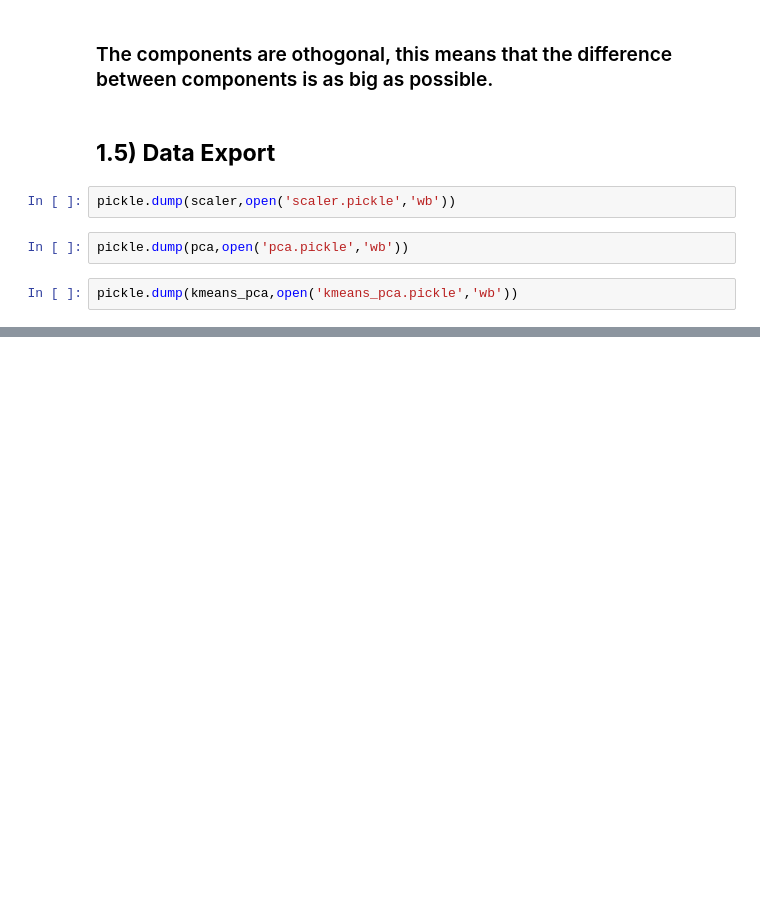
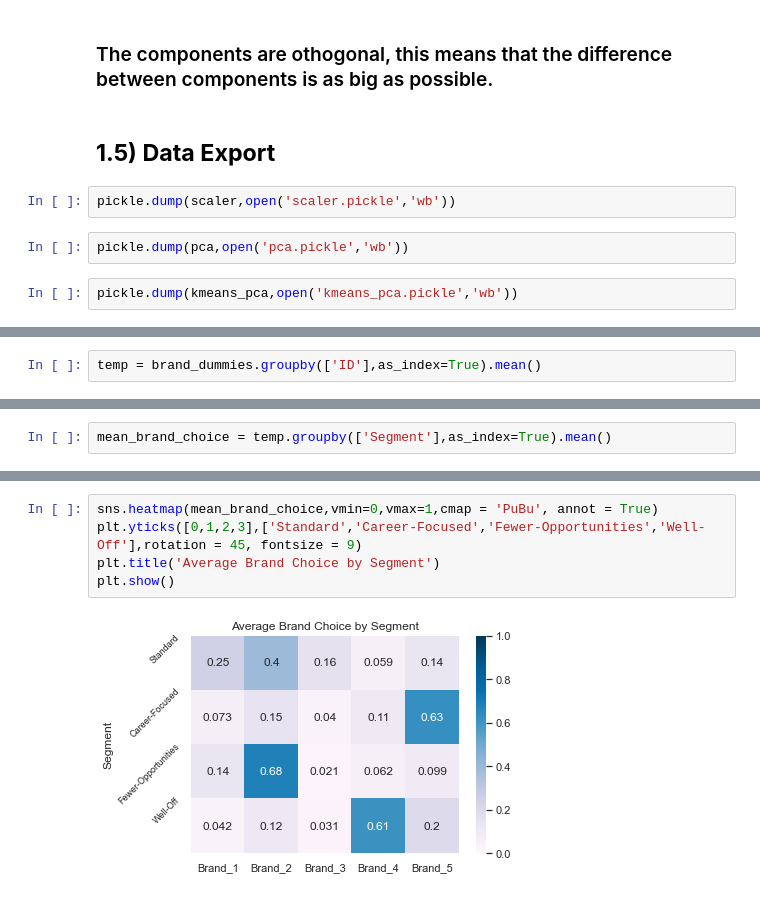
Before and after one commit to JuanD5/Machine-learning-projects, a Jupyter notebook: Clustering projects/Customer Analytics/main_customer_analytics_365_datascience.ipynb, the cells around one changed output, grey strips where cells are left out. Drawn from its saved outputs; the diff is of its cells as text; blank space fills up the shorter version.

```diff
--- a/Clustering projects/Customer Analytics/main_customer_analytics_365_datascience.ipynb
+++ b/Clustering projects/Customer Analytics/main_customer_analytics_365_datascience.ipynb
@@ -584,0 +945,2 @@ pickle.dump(kmeans_pca,open('kmeans_pca.pickle','wb'))
+# %%
+temp = brand_dummies.groupby(['ID'],as_index=True).mean()
@@ -584,0 +964,2 @@ pickle.dump(kmeans_pca,open('kmeans_pca.pickle','wb'))
+# %%
+mean_brand_choice = temp.groupby(['Segment'],as_index=True).mean()
@@ -584,0 +975,7 @@ pickle.dump(kmeans_pca,open('kmeans_pca.pickle','wb'))
+# %%
+sns.heatmap(mean_brand_choice,vmin=0,vmax=1,cmap = 'PuBu', annot = True)
+plt.yticks([0,1,2,3],['Standard','Career-Focused','Fewer-Opportunities','Well-Off'],rotation = 45, fontsize = 9)
+plt.title('Average Brand Choice by Segment')
+plt.show()
+# %% [output]
+[figure, added]
```
Also changed, not shown: parts of 84 cells of this notebook, 3 other files.
